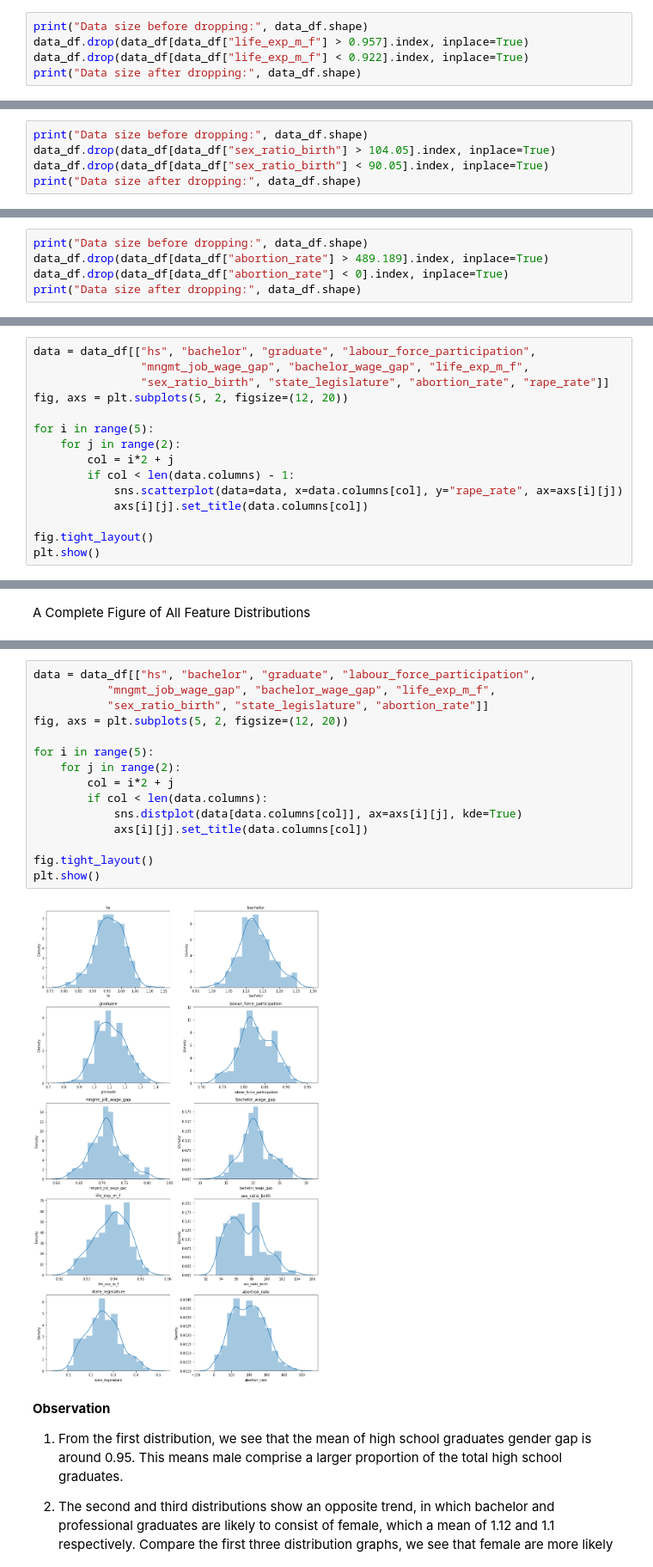
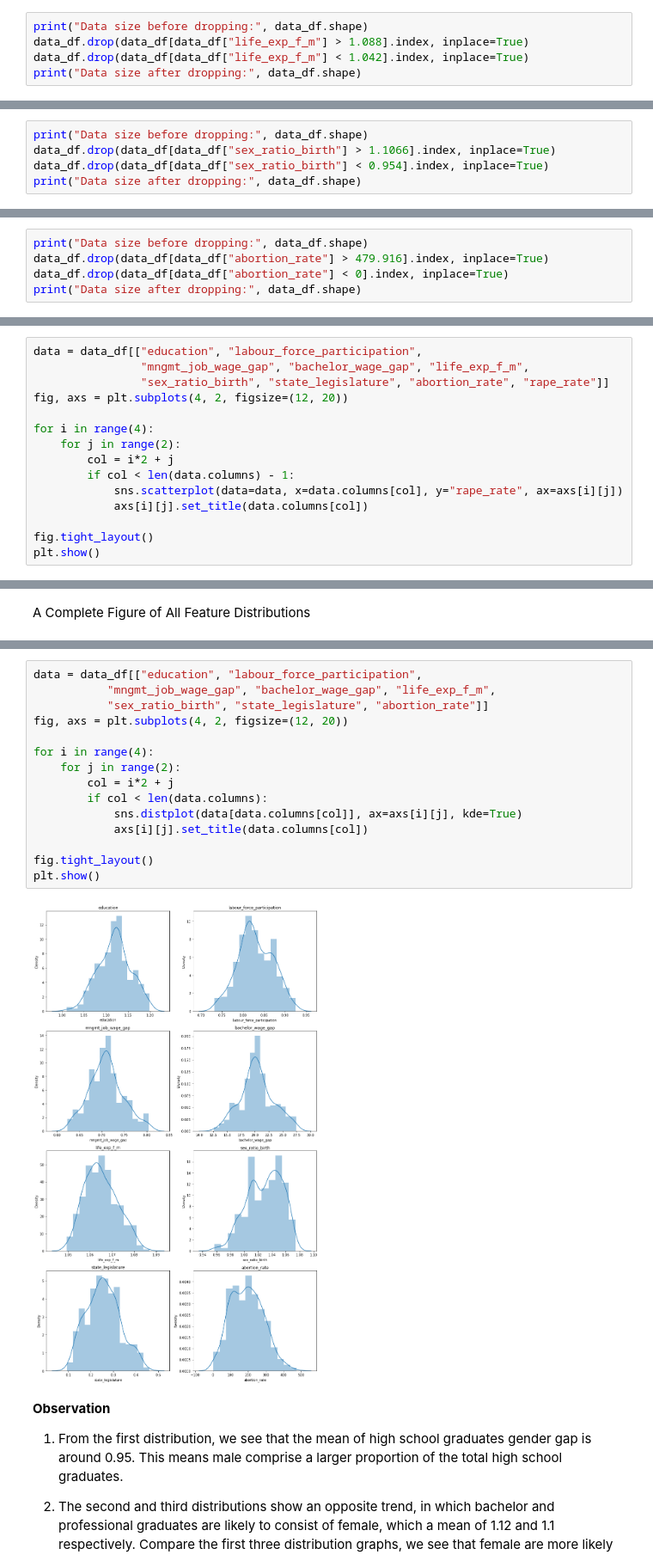
Before and after one commit to macs30122-winter23/final-project-233-not-found, a Jupyter notebook: EDA_April.ipynb, the cells around one changed output, grey strips where cells are left out. Shown at 86% size. Drawn from its saved outputs; the diff is of its cells as text.

```diff
--- a/EDA_April.ipynb
+++ b/EDA_April.ipynb
@@ -319,6 +269,6 @@ Q1, Q3, lower_thresh, upper_thresh
 # %%
 print("Data size before dropping:", data_df.shape)
-data_df.drop(data_df[data_df["life_exp_m_f"] > 0.957].index, inplace=True)
-data_df.drop(data_df[data_df["life_exp_m_f"] < 0.922].index, inplace=True)
+data_df.drop(data_df[data_df["life_exp_f_m"] > 1.088].index, inplace=True)
+data_df.drop(data_df[data_df["life_exp_f_m"] < 1.042].index, inplace=True)
 print("Data size after dropping:", data_df.shape)
 # %% [output]
@@ -337,6 +287,6 @@ Q1, Q3, lower_thresh, upper_thresh
 # %%
 print("Data size before dropping:", data_df.shape)
-data_df.drop(data_df[data_df["sex_ratio_birth"] > 104.05].index, inplace=True)
-data_df.drop(data_df[data_df["sex_ratio_birth"] < 90.05].index, inplace=True)
+data_df.drop(data_df[data_df["sex_ratio_birth"] > 1.1066].index, inplace=True)
+data_df.drop(data_df[data_df["sex_ratio_birth"] < 0.954].index, inplace=True)
 print("Data size after dropping:", data_df.shape)
 # %% [output]
@@ -382,6 +332,6 @@ Q1, Q3, lower_thresh, upper_thresh
 # %%
 print("Data size before dropping:", data_df.shape)
-data_df.drop(data_df[data_df["abortion_rate"] > 489.189].index, inplace=True)
+data_df.drop(data_df[data_df["abortion_rate"] > 479.916].index, inplace=True)
 data_df.drop(data_df[data_df["abortion_rate"] < 0].index, inplace=True)
 print("Data size after dropping:", data_df.shape)
 # %% [output]
@@ -400,12 +350,12 @@ From the above scatter plot, we see a negative relation between abortion rate an
 # %% [markdown]
 ### A comprehensive visualization of the relationship between features and target variables
 # %%
-data = data_df[["hs", "bachelor", "graduate", "labour_force_participation",
-                "mngmt_job_wage_gap", "bachelor_wage_gap", "life_exp_m_f",
+data = data_df[["education", "labour_force_participation",
+                "mngmt_job_wage_gap", "bachelor_wage_gap", "life_exp_f_m",
                 "sex_ratio_birth", "state_legislature", "abortion_rate", "rape_rate"]]
-fig, axs = plt.subplots(5, 2, figsize=(12, 20))
+fig, axs = plt.subplots(4, 2, figsize=(12, 20))
 
-for i in range(5):
+for i in range(4):
     for j in range(2):
         col = i*2 + j
         if col < len(data.columns) - 1:
@@ -519,20 +440,20 @@ Text(0.5, 1.0, 'Histogram of Three Data Sets')
 # %%
-data = data_df[["hs", "bachelor", "graduate", "labour_force_participation",
-           "mngmt_job_wage_gap", "bachelor_wage_gap", "life_exp_m_f",
+data = data_df[["education", "labour_force_participation",
+           "mngmt_job_wage_gap", "bachelor_wage_gap", "life_exp_f_m",
            "sex_ratio_birth", "state_legislature", "abortion_rate"]]
-fig, axs = plt.subplots(5, 2, figsize=(12, 20))
+fig, axs = plt.subplots(4, 2, figsize=(12, 20))
 
-for i in range(5):
+for i in range(4):
     for j in range(2):
         col = i*2 + j
         if col < len(data.columns):
             sns.distplot(data[data.columns[col]], ax=axs[i][j], kde=True)
             axs[i][j].set_title(data.columns[col])
 
 fig.tight_layout()
 plt.show()
 # %% [output]
-[figure, old version]
+[figure, new version]
 # %% [markdown]
 <b>Observation</b>
 1. From the first distribution, we see that the mean of high school graduates gender gap is around 0.95. This means male comprise a larger proportion of the total high school graduates.
```
Also changed, not shown: parts of 60 cells of this notebook.
